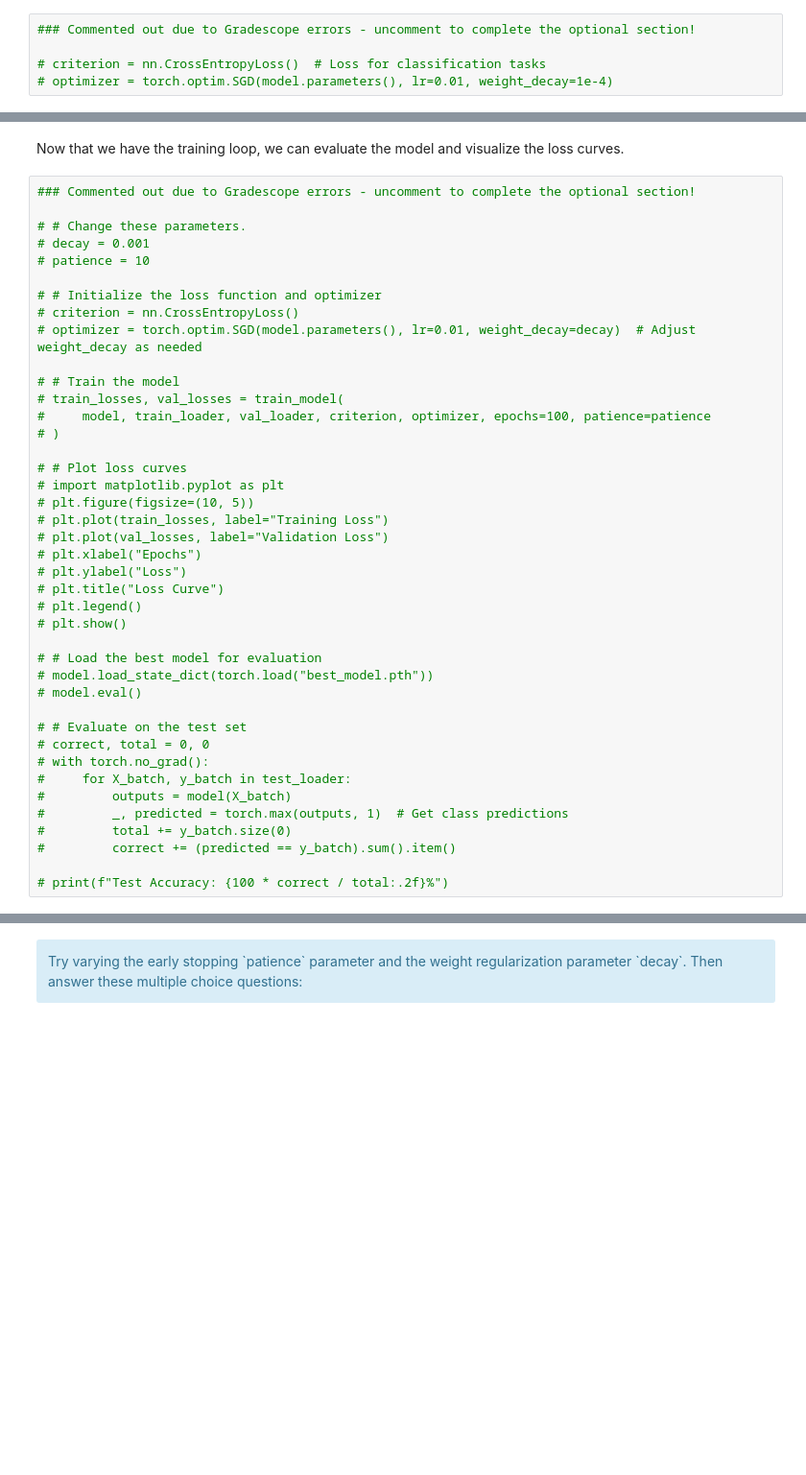
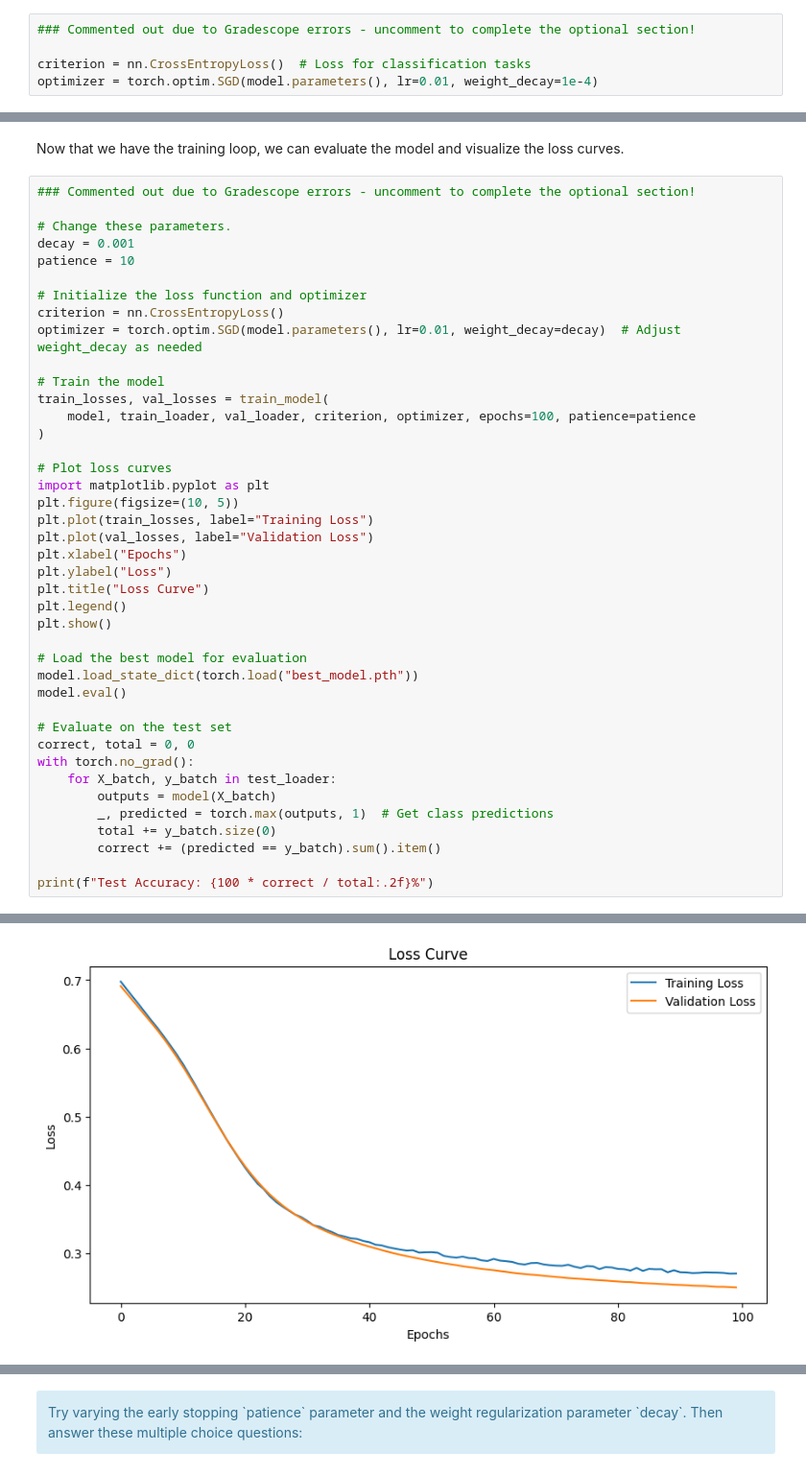
Before and after one commit to casxzhe/padm_local_f25, a Jupyter notebook: homeworks/ps10/ProblemSet10_ML_release.ipynb, the cells around one changed output, grey strips where cells are left out. Shown at 96% size. Saved outputs shown, nothing was run; the diff lists cells and outputs as text; blank space fills up the shorter version.

```diff
--- a/homeworks/ps10/ProblemSet10_ML_release.ipynb
+++ b/homeworks/ps10/ProblemSet10_ML_release.ipynb
@@ -641,8 +854,8 @@ One of the (many) beauties of PyTorch is that we don't need to manually define t
 # %%
 ### Commented out due to Gradescope errors - uncomment to complete the optional section!
 
-# criterion = nn.CrossEntropyLoss()  # Loss for classification tasks
-# optimizer = torch.optim.SGD(model.parameters(), lr=0.01, weight_decay=1e-4)
+criterion = nn.CrossEntropyLoss()  # Loss for classification tasks
+optimizer = torch.optim.SGD(model.parameters(), lr=0.01, weight_decay=1e-4)
 # %% [markdown]
 Below we provide the training loop. Implement the `early_stopping` function, which given the current validation loss `val_loss` and the best validation loss so far `best_val_loss`, it determines if the loss hasn't been decreasing for longer than `patience` epochs, and if so, stops training.
 # %% [markdown]
@@ -732,41 +957,42 @@ Now that we have the training loop, we can evaluate the model and visualize the
 # %%
 ### Commented out due to Gradescope errors - uncomment to complete the optional section!
 
-# # Change these parameters.
-# decay = 0.001
-# patience = 10
+# Change these parameters.
+decay = 0.001
+patience = 10
 
-# # Initialize the loss function and optimizer
-# criterion = nn.CrossEntropyLoss()
-# optimizer = torch.optim.SGD(model.parameters(), lr=0.01, weight_decay=decay)  # Adjust weight_decay as needed
+# Initialize the loss function and optimizer
+criterion = nn.CrossEntropyLoss()
+optimizer = torch.optim.SGD(model.parameters(), lr=0.01, weight_decay=decay)  # Adjust weight_decay as needed
 
-# # Train the model
-# train_losses, val_losses = train_model(
-#     model, train_loader, val_loader, criterion, optimizer, epochs=100, patience=patience
-# )
+# Train the model
+train_losses, val_losses = train_model(
+    model, train_loader, val_loader, criterion, optimizer, epochs=100, patience=patience
+)
 
-# # Plot loss curves
-# import matplotlib.pyplot as plt
-# plt.figure(figsize=(10, 5))
-# plt.plot(train_losses, label="Training Loss")
-# plt.plot(val_losses, label="Validation Loss")
-# plt.xlabel("Epochs")
-# plt.ylabel("Loss")
-# plt.title("Loss Curve")
-# plt.legend()
-# plt.show()
+# Plot loss curves
+import matplotlib.pyplot as plt
+plt.figure(figsize=(10, 5))
+plt.plot(train_losses, label="Training Loss")
+plt.plot(val_losses, label="Validation Loss")
+plt.xlabel("Epochs")
+plt.ylabel("Loss")
+plt.title("Loss Curve")
+plt.legend()
+plt.show()
 
-# # Load the best model for evaluation
-# model.load_state_dict(torch.load("best_model.pth"))
-# model.eval()
+# Load the best model for evaluation
+model.load_state_dict(torch.load("best_model.pth"))
+model.eval()
 
-# # Evaluate on the test set
-# correct, total = 0, 0
-# with torch.no_grad():
-#     for X_batch, y_batch in test_loader:
-#         outputs = model(X_batch)
-#         _, predicted = torch.max(outputs, 1)  # Get class predictions
-#         total += y_batch.size(0)
-#         correct += (predicted == y_batch).sum().item()
+# Evaluate on the test set
+correct, total = 0, 0
+with torch.no_grad():
+    for X_batch, y_batch in test_loader:
+        outputs = model(X_batch)
+        _, predicted = torch.max(outputs, 1)  # Get class predictions
+        total += y_batch.size(0)
+        correct += (predicted == y_batch).sum().item()
 
-# print(f"Test Accuracy: {100 * correct / total:.2f}%")
+print(f"Test Accuracy: {100 * correct / total:.2f}%")
+# %% [output]
@@ -772,0 +1016 @@ Now that we have the training loop, we can evaluate the model and visualize the
+[figure, added]
```
Also changed, not shown: parts of 39 cells of this notebook, 4 other files.
